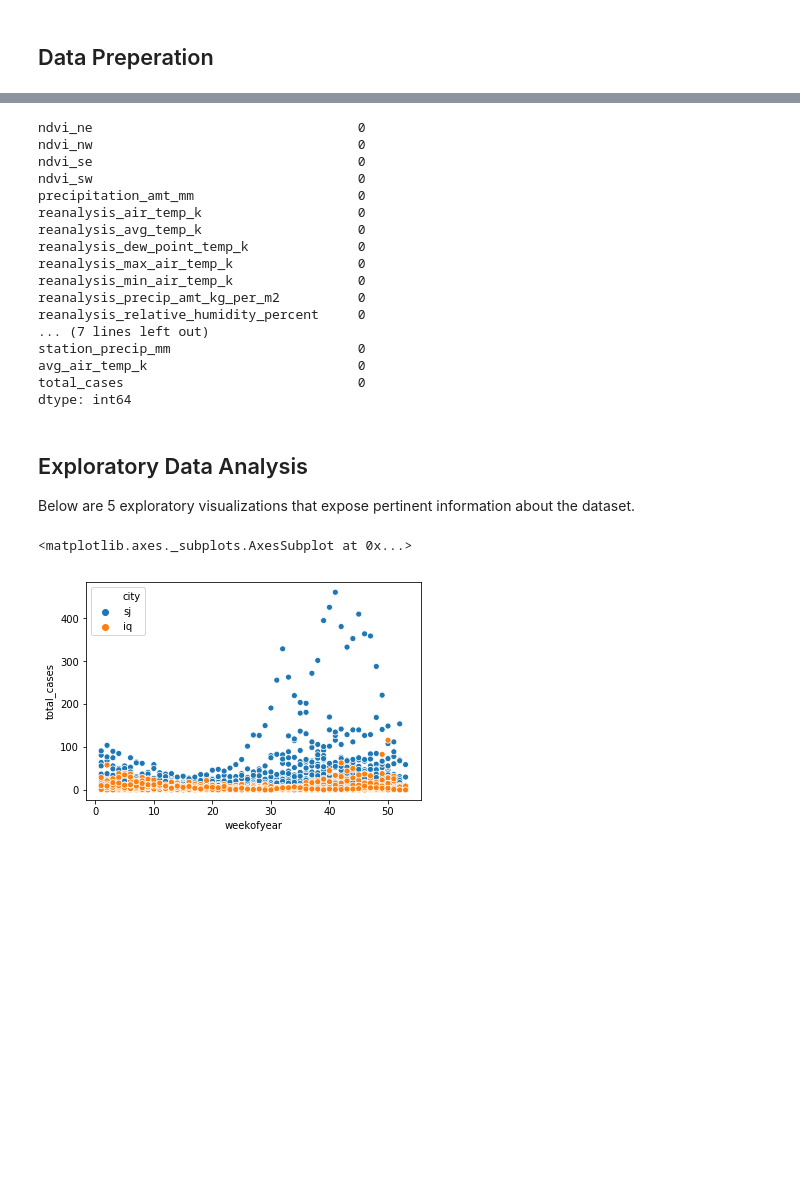
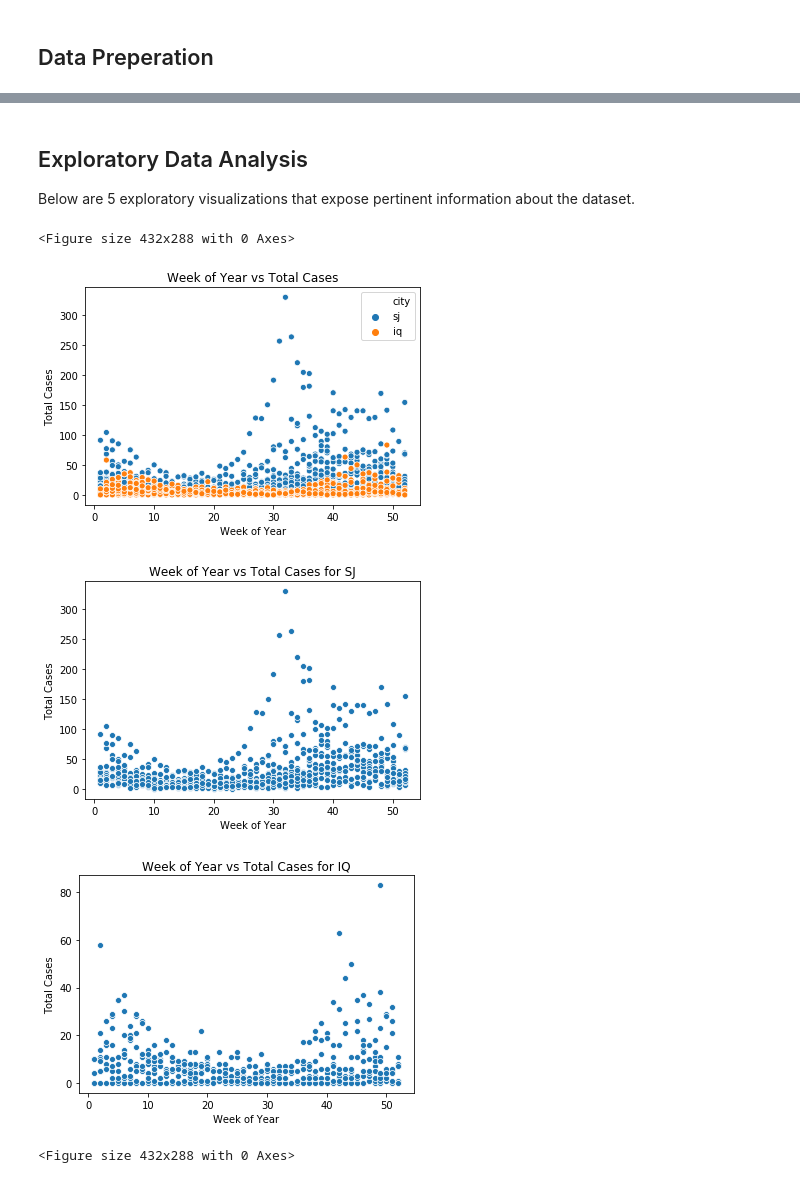
Before and after one commit to rheaxychen/dengue, a Jupyter notebook: exploration.ipynb, the cells around one changed output, grey strips where cells are left out. Saved outputs shown, nothing was run; the diff lists cells and outputs as text; code cells hidden in the pictures; blank space fills up the shorter version.

```diff
--- a/exploration.ipynb
+++ b/exploration.ipynb
@@ -63,5 +64,7 @@ dengue_features["avg_air_temp_k"] = (dengue_features["reanalysis_air_temp_k"] +
 #Create a merged data table for exploration
 merged_data = pd.merge(dengue_features, dengue_labels, on=['city', 'weekofyear', 'year'], how='outer')
 merged_data = merged_data.dropna()
-merged_data = merged_data.drop(columns=["city", "year", "weekofyear", "week_start_date"])
-merged_data.head()
+
+data_by_city = merged_data.groupby("city")
+sj_data = data_by_city.get_group("sj")
+iq_data = data_by_city.get_group("iq")
@@ -76,31 +71,24 @@ merged_data.head()
-# %%
-merged_data.isna().sum()
-# %% [output]
-ndvi_ne                                  0
-ndvi_nw                                  0
-ndvi_se                                  0
-ndvi_sw                                  0
-precipitation_amt_mm                     0
-reanalysis_air_temp_k                    0
-reanalysis_avg_temp_k                    0
-reanalysis_dew_point_temp_k              0
-reanalysis_max_air_temp_k                0
-reanalysis_min_air_temp_k                0
-reanalysis_precip_amt_kg_per_m2          0
-reanalysis_relative_humidity_percent     0
-... (7 lines left out)
-station_precip_mm                        0
-avg_air_temp_k                           0
-total_cases                              0
-dtype: int64
 # %% [markdown]
 ## Exploratory Data Analysis
 
 Below are 5 exploratory visualizations that expose pertinent information about the dataset.
-# %%
-# Scatterplot showing the distribution over times
-sns.scatterplot(x="weekofyear", y="total_cases", hue="city", data=dengue_labels)
-# %% [output]
-<matplotlib.axes._subplots.AxesSubplot at 0x...>
-[figure, removed]
+# %%
+# Scatterplot showing the distribution over times
+plot = sns.scatterplot(x="weekofyear", y="total_cases", hue="city", data=merged_data)
+plot.set(xlabel='Week of Year', ylabel='Total Cases', title="Week of Year vs Total Cases")
+plt.figure()
+
+plot = sns.scatterplot(x="weekofyear", y="total_cases", data=sj_data)
+plot.set(xlabel='Week of Year', ylabel='Total Cases', title="Week of Year vs Total Cases for SJ")
+plt.figure()
+
+plot = sns.scatterplot(x="weekofyear", y="total_cases", data=iq_data)
+plot.set(xlabel='Week of Year', ylabel='Total Cases', title="Week of Year vs Total Cases for IQ")
+plt.figure()
+# %% [output]
+<Figure size 432x288 with 0 Axes>
+[figure, added]
+[figure, added]
+[figure, added]
+<Figure size 432x288 with 0 Axes>
 # %% [markdown]
```
Also changed, not shown: parts of 18 cells of this notebook.
